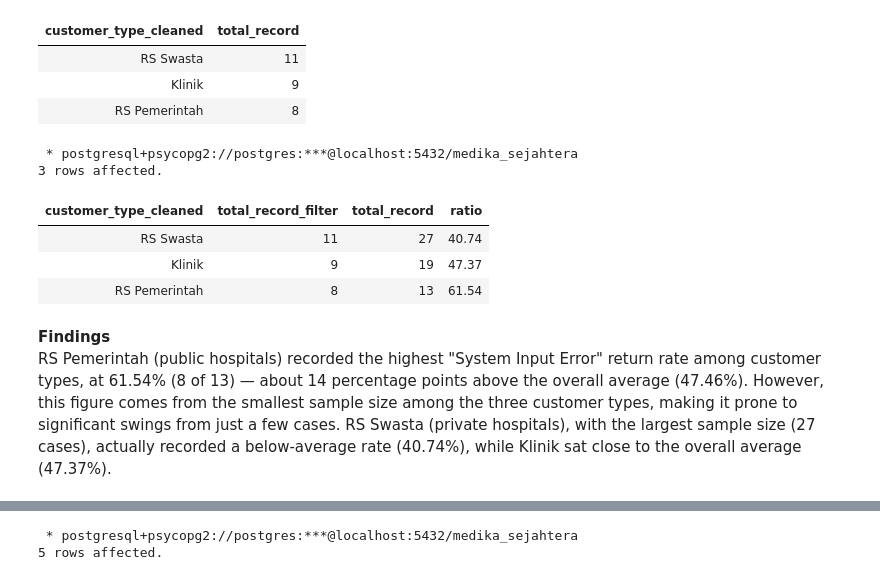
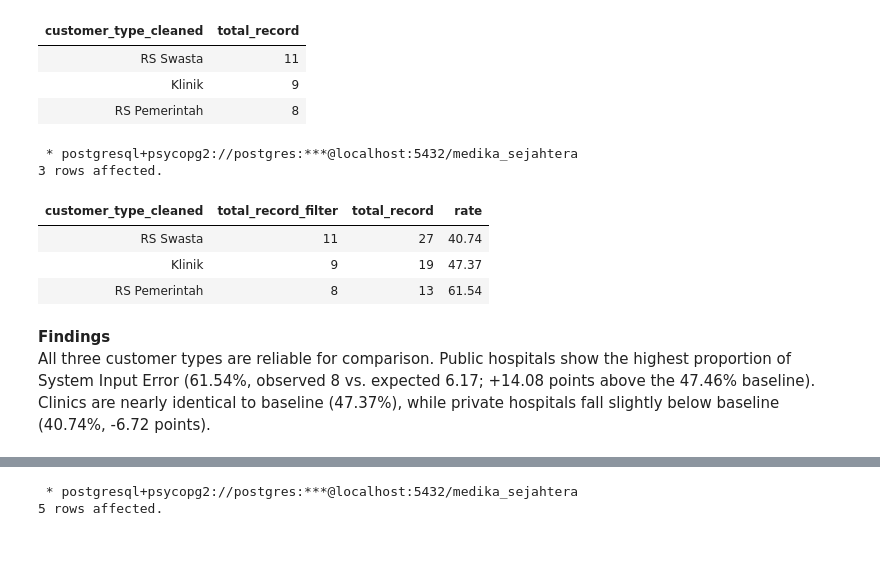
Before and after one commit to Rpfitrah/return-analysis-medika-sejahtera, a Jupyter notebook: Notebook/EDA.ipynb, the cells around one changed output, grey strips where cells are left out. Cells and saved outputs as stored; diff of their text form; code cells hidden in the pictures; blank space fills up the shorter version.

```diff
--- a/Notebook/EDA.ipynb
+++ b/Notebook/EDA.ipynb
@@ -314,41 +314,41 @@ ORDER BY
 %%sql
 
 WITH ctc AS (
     SELECT
         customer_type_cleaned,
         COUNT (*) AS total_record
     FROM
         return_cleaned
     WHERE
         return_reason_cleaned = 'Salah Input Sistem'
     GROUP BY
         customer_type_cleaned
 )
 
 SELECT
     rc.customer_type_cleaned,
     ctc.total_record AS total_record_filter,
     COUNT (*) AS total_record,
-    ROUND((NULLIF(ctc.total_record,0) * 1.0 / NULLIF(COUNT(*), 0))*100, 2) AS ratio
+    ROUND((NULLIF(ctc.total_record,0) * 1.0 / NULLIF(COUNT(*), 0))*100, 2) AS rate
 FROM
     return_cleaned rc
 LEFT JOIN ctc
     ON rc.customer_type_cleaned = ctc.customer_type_cleaned
 GROUP BY
    rc.customer_type_cleaned,
    ctc.total_record
 ORDER BY
     total_record DESC
 # %% [output]
  * postgresql+psycopg2://postgres:***@localhost:5432/medika_sejahtera
 3 rows affected.
-| customer_type_cleaned | total_record_filter | total_record | ratio |
+| customer_type_cleaned | total_record_filter | total_record | rate |
 | RS Swasta | 11 | 27 | 40.74 |
 | Klinik | 9 | 19 | 47.37 |
 | RS Pemerintah | 8 | 13 | 61.54 |
 # %% [markdown]
 **Findings**
-RS Pemerintah (public hospitals) recorded the highest "System Input Error" return rate among customer types, at 61.54% (8 of 13) — about 14 percentage points above the overall average (47.46%). However, this figure comes from the smallest sample size among the three customer types, making it prone to significant swings from just a few cases. RS Swasta (private hospitals), with the largest sample size (27 cases), actually recorded a below-average rate (40.74%), while Klinik sat close to the overall average (47.37%).
+All three customer types are reliable for comparison. Public hospitals show the highest proportion of System Input Error (61.54%, observed 8 vs. expected 6.17; +14.08 points above the 47.46% baseline). Clinics are nearly identical to baseline (47.37%), while private hospitals fall slightly below baseline (40.74%, -6.72 points).
 # %%
 %%sql
 
```
Also changed, not shown: parts of 63 cells of this notebook.
